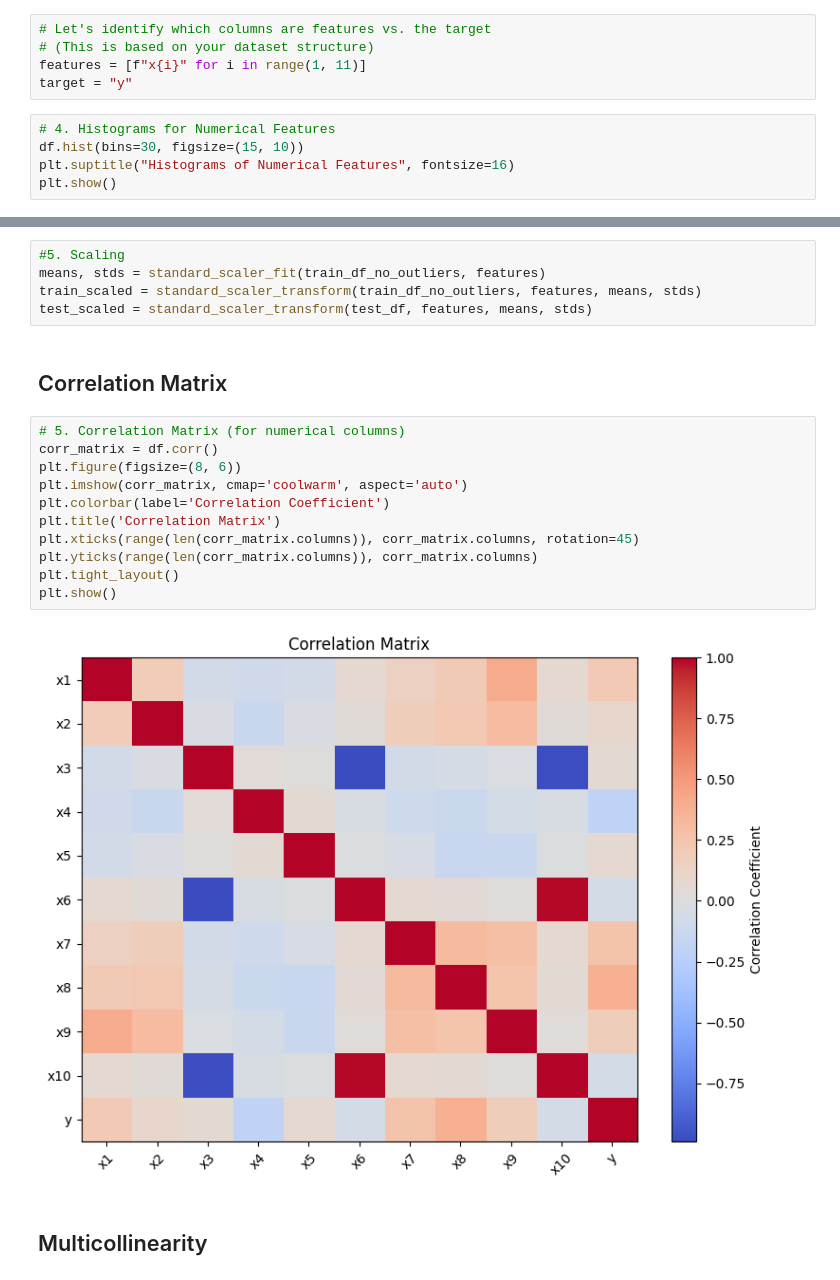
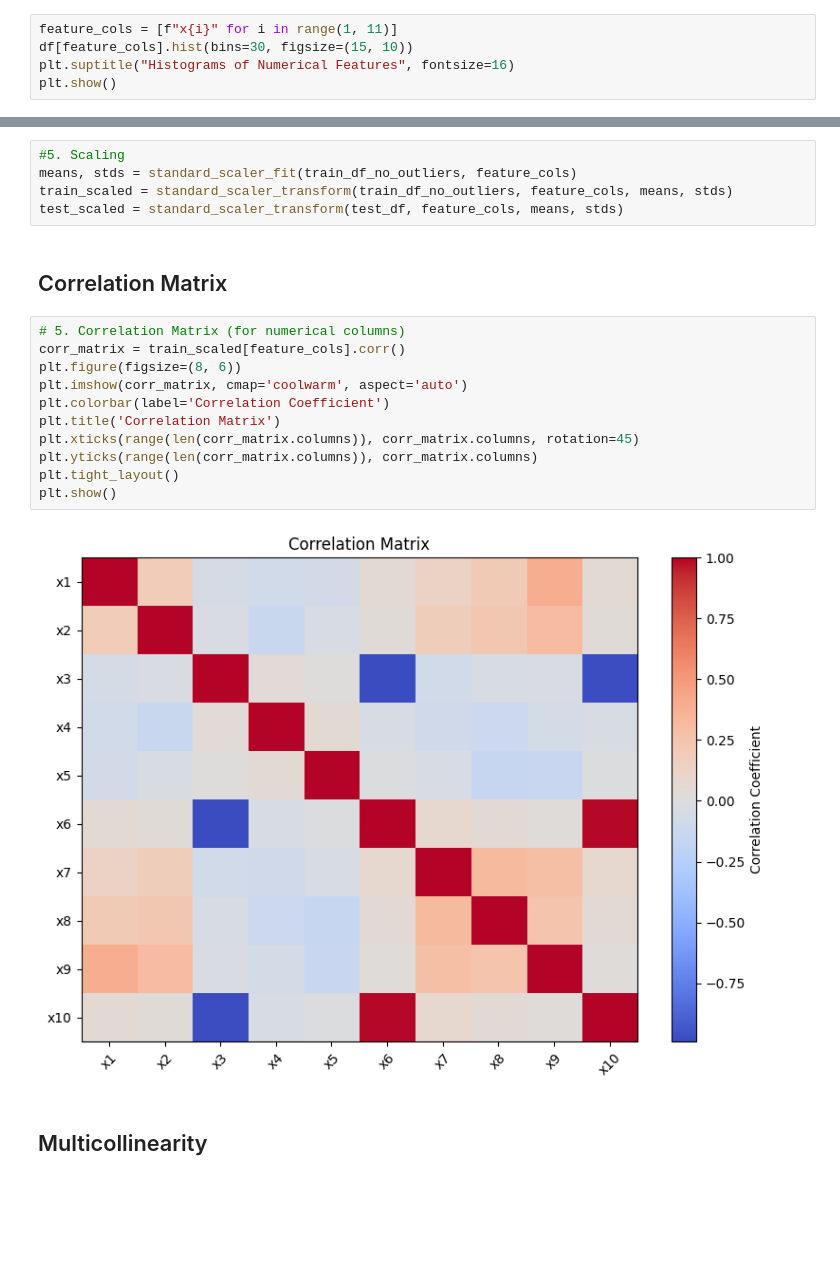
Before and after one commit to michelecoaro/KLC, a Jupyter notebook: klc_project/code/fnotebook.ipynb, the cells around one changed output, grey strips where cells are left out. Saved outputs shown, nothing was run; the diff lists cells and outputs as text; blank space fills up the shorter version.

```diff
--- a/klc_project/code/fnotebook.ipynb
+++ b/klc_project/code/fnotebook.ipynb
@@ -47,14 +47,9 @@ df.head()
 | 4 | 2.431765 | -1.224177 | 100.709237 | -0.102892 | 0.699031 | -0.656315 | -0.911784 | -1.355873 | 1.537825 | -55.917863 | -1 |
 # %% [markdown]
 # Exploratory Data Analysis
-# %%
-# Let's identify which columns are features vs. the target
-# (This is based on your dataset structure)
-features = [f"x{i}" for i in range(1, 11)]
-target = "y"
 # %%
-# 4. Histograms for Numerical Features
-df.hist(bins=30, figsize=(15, 10))
+feature_cols = [f"x{i}" for i in range(1, 11)]
+df[feature_cols].hist(bins=30, figsize=(15, 10))
 plt.suptitle("Histograms of Numerical Features", fontsize=16)
 plt.show()
 # %% [output]
@@ -82,24 +77,24 @@ print("Train set (no outliers) shape:", train_df_no_outliers.shape)
 Train set (no outliers) shape: (7710, 11)
 # %%
 #5. Scaling
-means, stds = standard_scaler_fit(train_df_no_outliers, features)
-train_scaled = standard_scaler_transform(train_df_no_outliers, features, means, stds)
-test_scaled = standard_scaler_transform(test_df, features, means, stds)
+means, stds = standard_scaler_fit(train_df_no_outliers, feature_cols)
+train_scaled = standard_scaler_transform(train_df_no_outliers, feature_cols, means, stds)
+test_scaled = standard_scaler_transform(test_df, feature_cols, means, stds)
 # %% [markdown]
 ## Correlation Matrix
 # %%
 # 5. Correlation Matrix (for numerical columns)
-corr_matrix = df.corr()
+corr_matrix = train_scaled[feature_cols].corr()
 plt.figure(figsize=(8, 6))
 plt.imshow(corr_matrix, cmap='coolwarm', aspect='auto')
 plt.colorbar(label='Correlation Coefficient')
 plt.title('Correlation Matrix')
 plt.xticks(range(len(corr_matrix.columns)), corr_matrix.columns, rotation=45)
 plt.yticks(range(len(corr_matrix.columns)), corr_matrix.columns)
 plt.tight_layout()
 plt.show()
 # %% [output]
-[figure, old version]
+[figure, new version]
 # %% [markdown]
 ## Multicollinearity
 # %%
```
Also changed, not shown: parts of 42 cells of this notebook, 1 other file.
